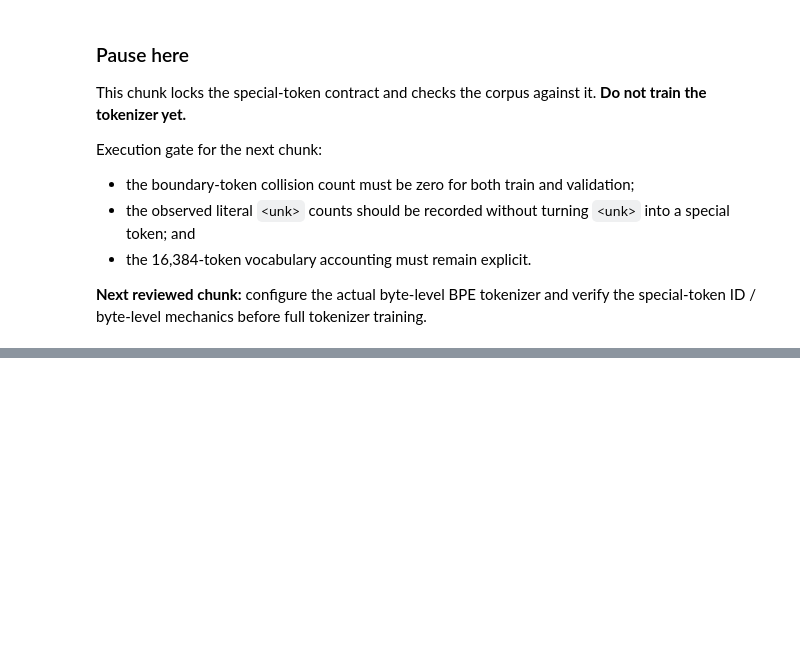
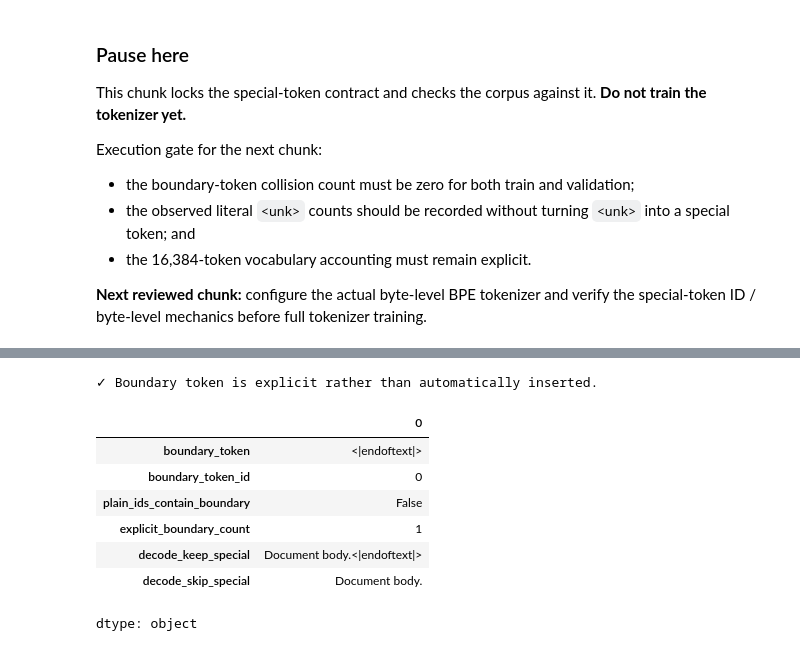
Before and after one commit to traderjohnd/foundation-model-from-scratch, a Jupyter notebook: notebooks/02_tokenizer_training_and_corpus_construction.ipynb, the cells around one changed output, grey strips where cells are left out. Cells and saved outputs as stored; diff of their text form; code cells hidden in the pictures; blank space fills up the shorter version.

```diff
--- a/notebooks/02_tokenizer_training_and_corpus_construction.ipynb
+++ b/notebooks/02_tokenizer_training_and_corpus_construction.ipynb
@@ -298,0 +497,40 @@ Execution gate for the next chunk:
+# %%
+plain_text = "Document body."
+explicit_boundary_text = plain_text + DOC_BOUNDARY_TOKEN
+
+plain_encoding = probe_tokenizer.encode(plain_text)
+explicit_encoding = probe_tokenizer.encode(explicit_boundary_text)
+
+assert boundary_token_id not in plain_encoding.ids
+assert explicit_encoding.ids.count(boundary_token_id) == 1
+assert explicit_encoding.tokens.count(DOC_BOUNDARY_TOKEN) == 1
+
+special_behavior = pd.Series(
+    {
+        "boundary_token": DOC_BOUNDARY_TOKEN,
+        "boundary_token_id": boundary_token_id,
+        "plain_ids_contain_boundary": boundary_token_id in plain_encoding.ids,
+        "explicit_boundary_count": explicit_encoding.ids.count(boundary_token_id),
+        "decode_keep_special": probe_tokenizer.decode(
+            explicit_encoding.ids,
+            skip_special_tokens=False,
+        ),
+        "decode_skip_special": probe_tokenizer.decode(
+            explicit_encoding.ids,
+            skip_special_tokens=True,
+        ),
+    }
+)
+
+print("✓ Boundary token is explicit rather than automatically inserted.")
+special_behavior
+# %% [output]
+✓ Boundary token is explicit rather than automatically inserted.
+|  | 0 |
+| boundary_token | <|endoftext|> |
+| boundary_token_id | 0 |
+| plain_ids_contain_boundary | False |
+| explicit_boundary_count | 1 |
+| decode_keep_special | Document body.<|endoftext|> |
+| decode_skip_special | Document body. |
+dtype: object
```
Also changed, not shown: parts of 21 cells of this notebook.
